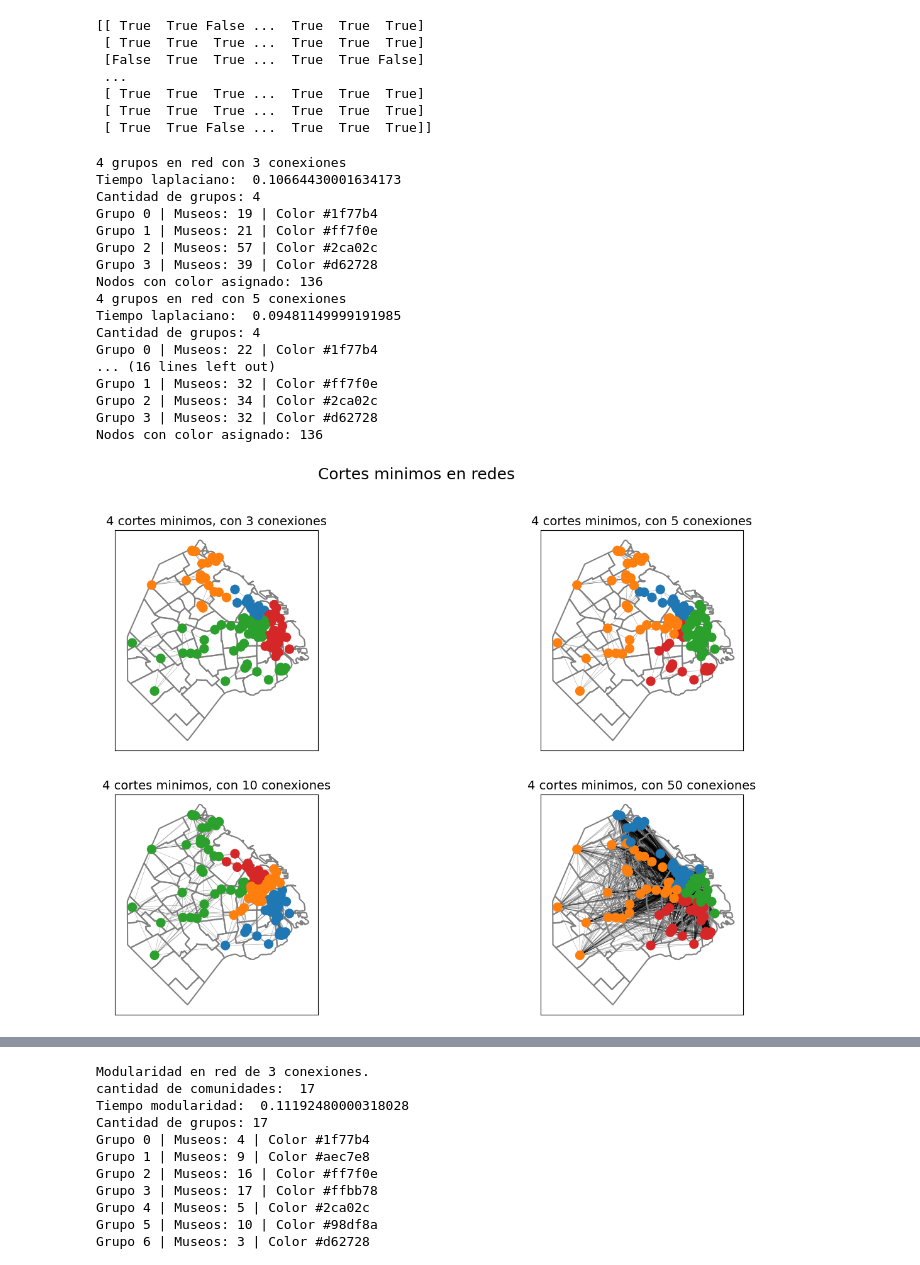
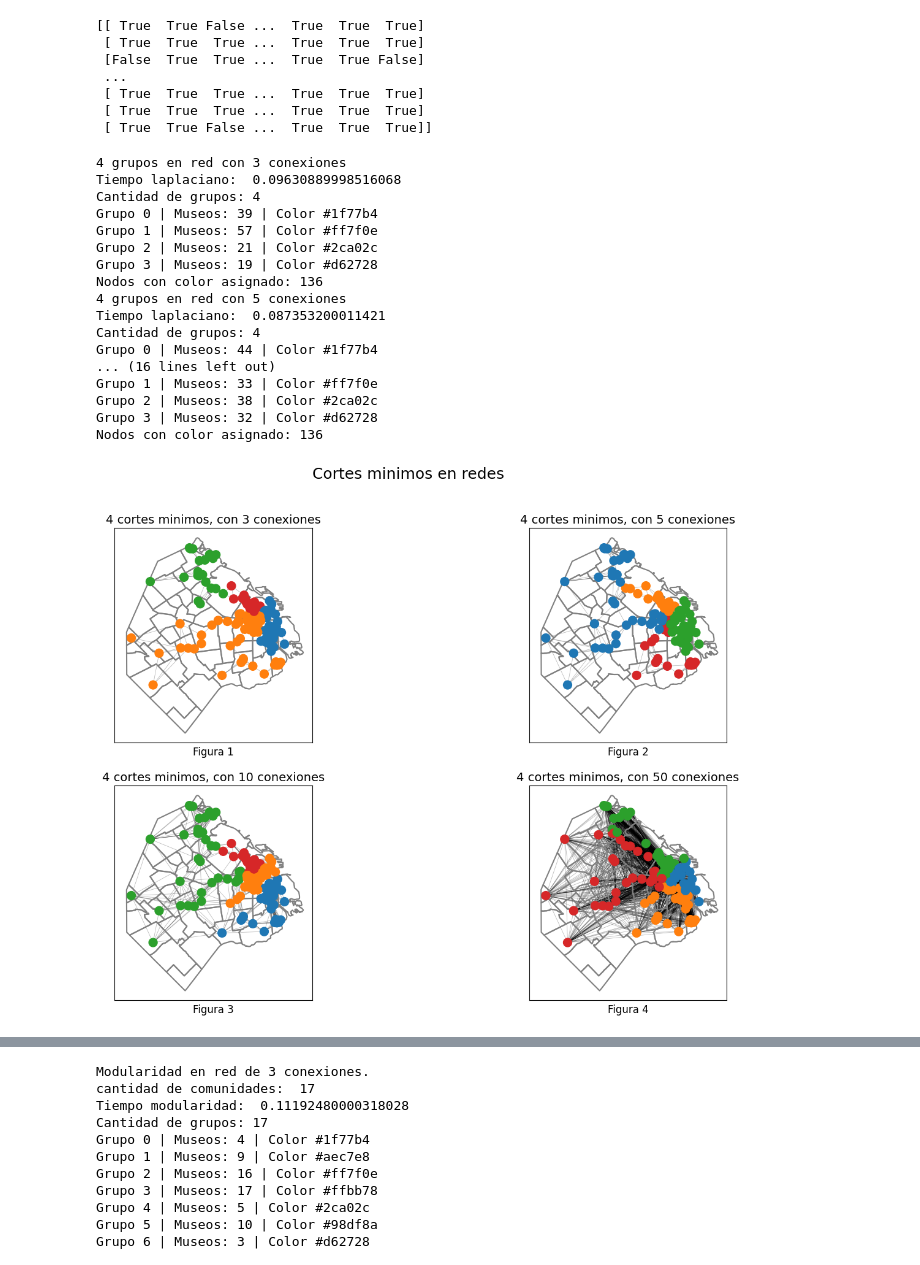
Before and after one commit to agusruss0/TP2-alc-2025-2C, a Jupyter notebook: tp2_notebook.ipynb, the cells around one changed output, grey strips where cells are left out. Drawn from its saved outputs; the diff is of its cells as text; code cells hidden in the pictures.

```diff
--- a/tp2_notebook.ipynb
+++ b/tp2_notebook.ipynb
@@ -450,6 +453,7 @@ print(A == A.T)
 # %%
 import matplotlib.colors as mcolors
 import time
+import matplotlib.pyplot as plt
 
 
 k = 2
@@ -489,40 +493,41 @@ for idx_num, m in enumerate(ms):
     # Dibujar
     barrios.to_crs("EPSG:22184").boundary.plot(color='gray', ax=axs[idx_num])
     axs[idx_num].set_title(f"{num_grupos} cortes minimos, con {m} conexiones", fontsize=14)
 
     G = nx.from_numpy_array(A) # Construimos la red a partir de la matriz de adyacencia
     # Construimos un layout a partir de las coordenadas geográficas
     G_layout = {i:v for i,v in enumerate(zip(museos.to_crs("EPSG:22184").get_coordinates()['x'],museos.to_crs("EPSG:22184").get_coordinates()['y']))}
     nx.draw_networkx_nodes(
     G,
     G_layout,
     node_size=100,
     ax=axs[idx_num],
     node_color=colores_nodos
     )
     nx.draw_networkx_edges(
         G,
         G_layout,
         ax=axs[idx_num],
         alpha=0.3,
         width=0.5
     )
+    axs[idx_num].set_xlabel(f'Figura {idx_num + 1}', fontsize=12)
 # %% [output]
 4 grupos en red con 3 conexiones
-Tiempo laplaciano:  0.10664430001634173
+Tiempo laplaciano:  0.09630889998516068
 Cantidad de grupos: 4
-Grupo 0 | Museos: 19 | Color #1f77b4
-Grupo 1 | Museos: 21 | Color #ff7f0e
-Grupo 2 | Museos: 57 | Color #2ca02c
-Grupo 3 | Museos: 39 | Color #d62728
+Grupo 0 | Museos: 39 | Color #1f77b4
+Grupo 1 | Museos: 57 | Color #ff7f0e
+Grupo 2 | Museos: 21 | Color #2ca02c
+Grupo 3 | Museos: 19 | Color #d62728
 Nodos con color asignado: 136
 4 grupos en red con 5 conexiones
-Tiempo laplaciano:  0.09481149999191985
+Tiempo laplaciano:  0.087353200011421
 Cantidad de grupos: 4
-Grupo 0 | Museos: 22 | Color #1f77b4
+Grupo 0 | Museos: 44 | Color #1f77b4
 ... (16 lines left out)
-Grupo 1 | Museos: 32 | Color #ff7f0e
-Grupo 2 | Museos: 34 | Color #2ca02c
+Grupo 1 | Museos: 33 | Color #ff7f0e
+Grupo 2 | Museos: 38 | Color #2ca02c
 Grupo 3 | Museos: 32 | Color #d62728
 Nodos con color asignado: 136
-[figure, old version]
+[figure, new version]
```
Also changed, not shown: parts of 11 cells of this notebook.
